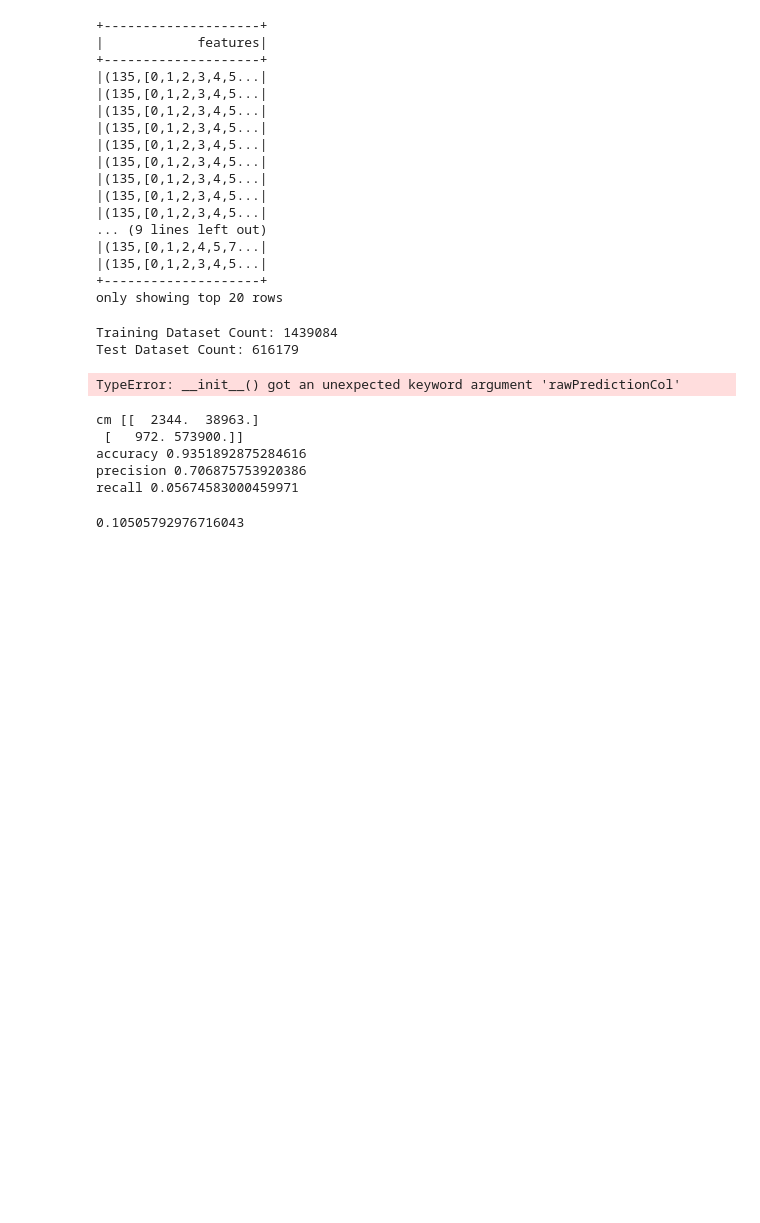
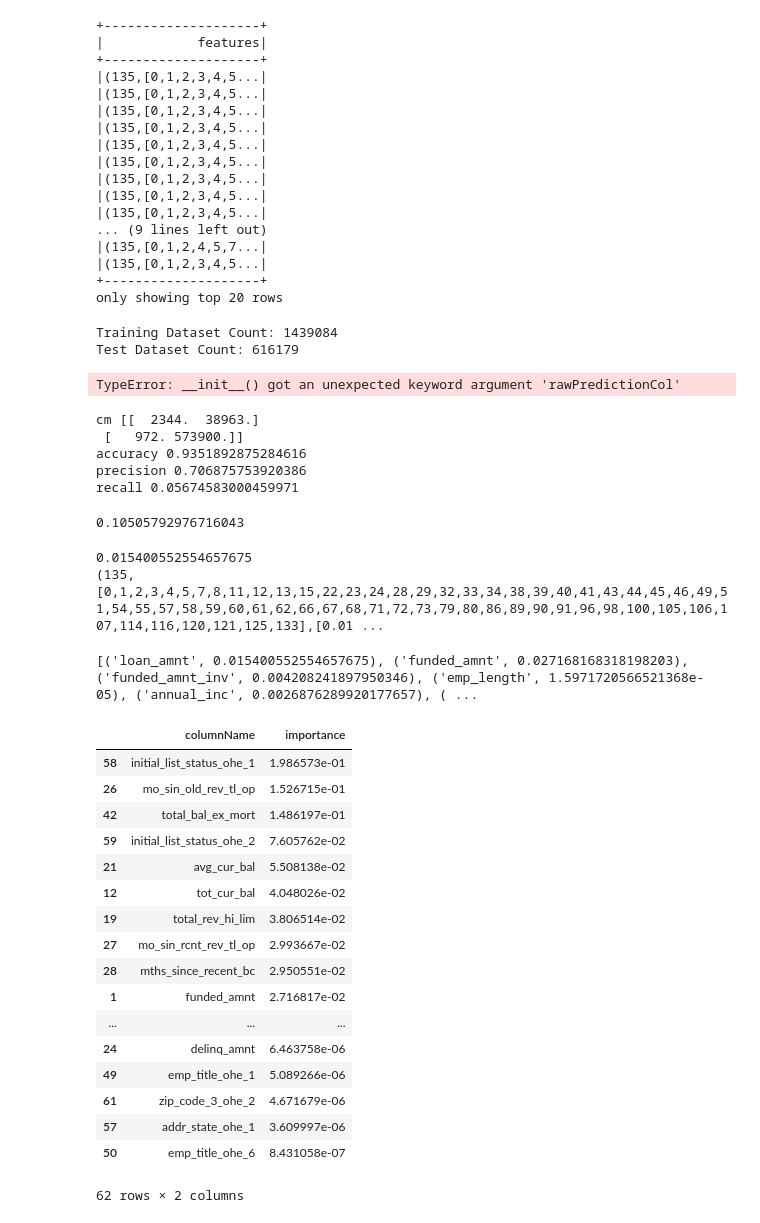
Before and after one commit to bushnej/bdcp, a Jupyter notebook: BDCP_Spring2019.ipynb, the cells around one changed output. Drawn from its saved outputs; the diff is of its cells as text; code cells hidden in the pictures; blank space fills up the shorter version.

```diff
--- a/BDCP_Spring2019.ipynb
+++ b/BDCP_Spring2019.ipynb
@@ -849,3 +849,11 @@ recall 0.05674583000459971
 (precision*recall)/(precision+recall)*2
 # %% [output]
 0.10505792976716043
+# %%
+#rint (cols)
+print(rfModel.featureImportances[0])
+print(rfModel.featureImportances)
+rfModel.featureImportances
+# %% [output]
+0.015400552554657675
+(135,[0,1,2,3,4,5,7,8,11,12,13,15,22,23,24,28,29,32,33,34,38,39,40,41,43,44,45,46,49,51,54,55,57,58,59,60,61,62,66,67,68,71,72,73,79,80,86,89,90,91,96,98,100,105,106,107,114,116,120,121,125,133],[0.01 ...
@@ -851,0 +866,30 @@ recall 0.05674583000459971
+# %%
+featureImportance = [(name, rfModel.featureImportances[idx])
+ for idx, name in attrs
+ if rfModel.featureImportances[idx]]
+print(featureImportance)
+# %% [output]
+[('loan_amnt', 0.015400552554657675), ('funded_amnt', 0.027168168318198203), ('funded_amnt_inv', 0.004208241897950346), ('emp_length', 1.5971720566521368e-05), ('annual_inc', 0.0026876289920177657), ( ...
+# %%
+featureImportance = pd.DataFrame.from_records(featureImportance, columns=['columnName','importance'])
+featureImportance.sort_values(by='importance', ascending=False, inplace=True)
+featureImportance
+# %% [output]
+|  | columnName | importance |
+| 58 | initial_list_status_ohe_1 | 1.986573e-01 |
+| 26 | mo_sin_old_rev_tl_op | 1.526715e-01 |
+| 42 | total_bal_ex_mort | 1.486197e-01 |
+| 59 | initial_list_status_ohe_2 | 7.605762e-02 |
+| 21 | avg_cur_bal | 5.508138e-02 |
+| 12 | tot_cur_bal | 4.048026e-02 |
+| 19 | total_rev_hi_lim | 3.806514e-02 |
+| 27 | mo_sin_rcnt_rev_tl_op | 2.993667e-02 |
+| 28 | mths_since_recent_bc | 2.950551e-02 |
+| 1 | funded_amnt | 2.716817e-02 |
+| ... | ... | ... |
+| 24 | delinq_amnt | 6.463758e-06 |
+| 49 | emp_title_ohe_1 | 5.089266e-06 |
+| 61 | zip_code_3_ohe_2 | 4.671679e-06 |
+| 57 | addr_state_ohe_1 | 3.609997e-06 |
+| 50 | emp_title_ohe_6 | 8.431058e-07 |
+62 rows × 2 columns
```
Also changed, not shown: parts of 2 cells of this notebook.
